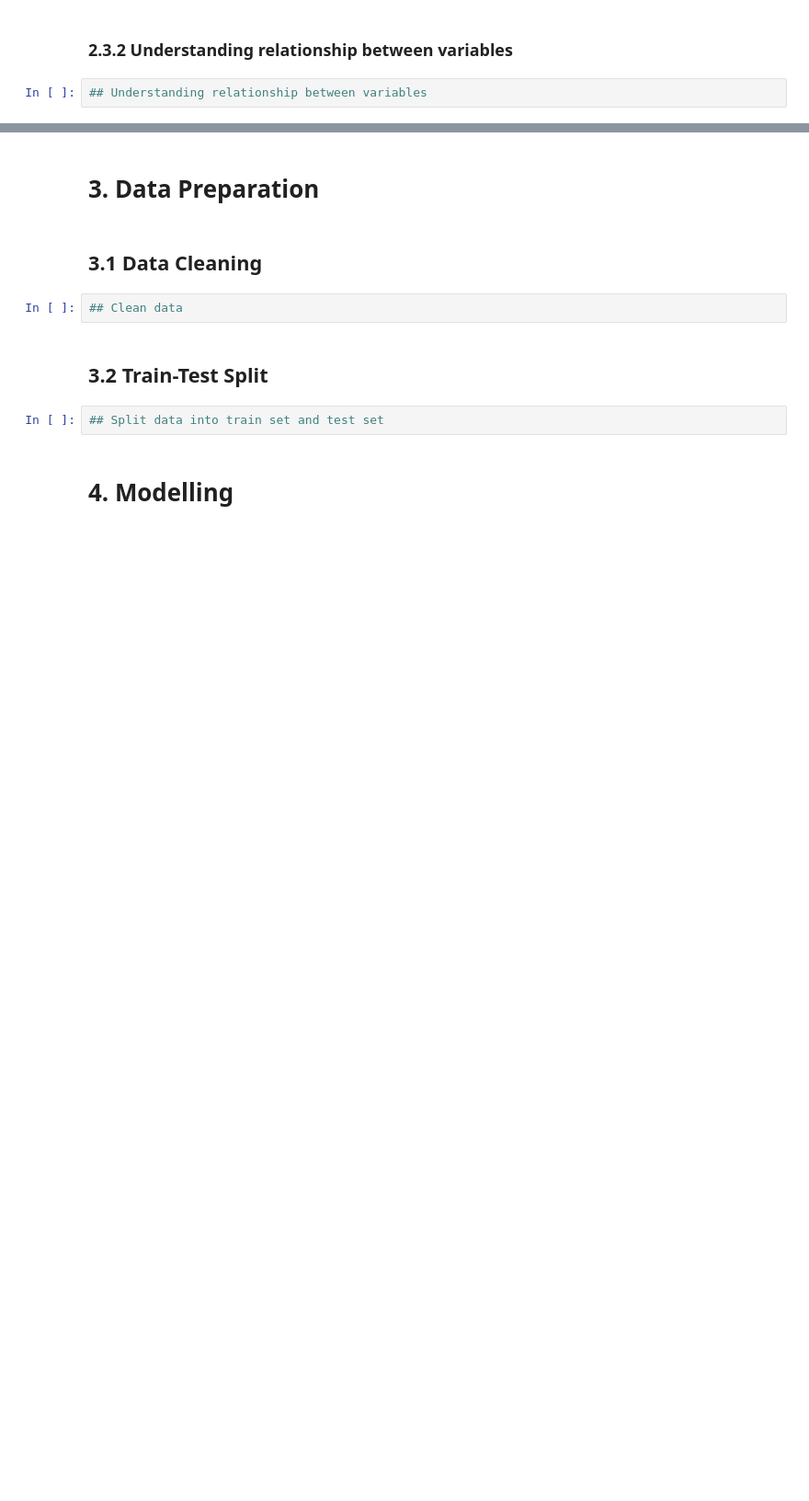
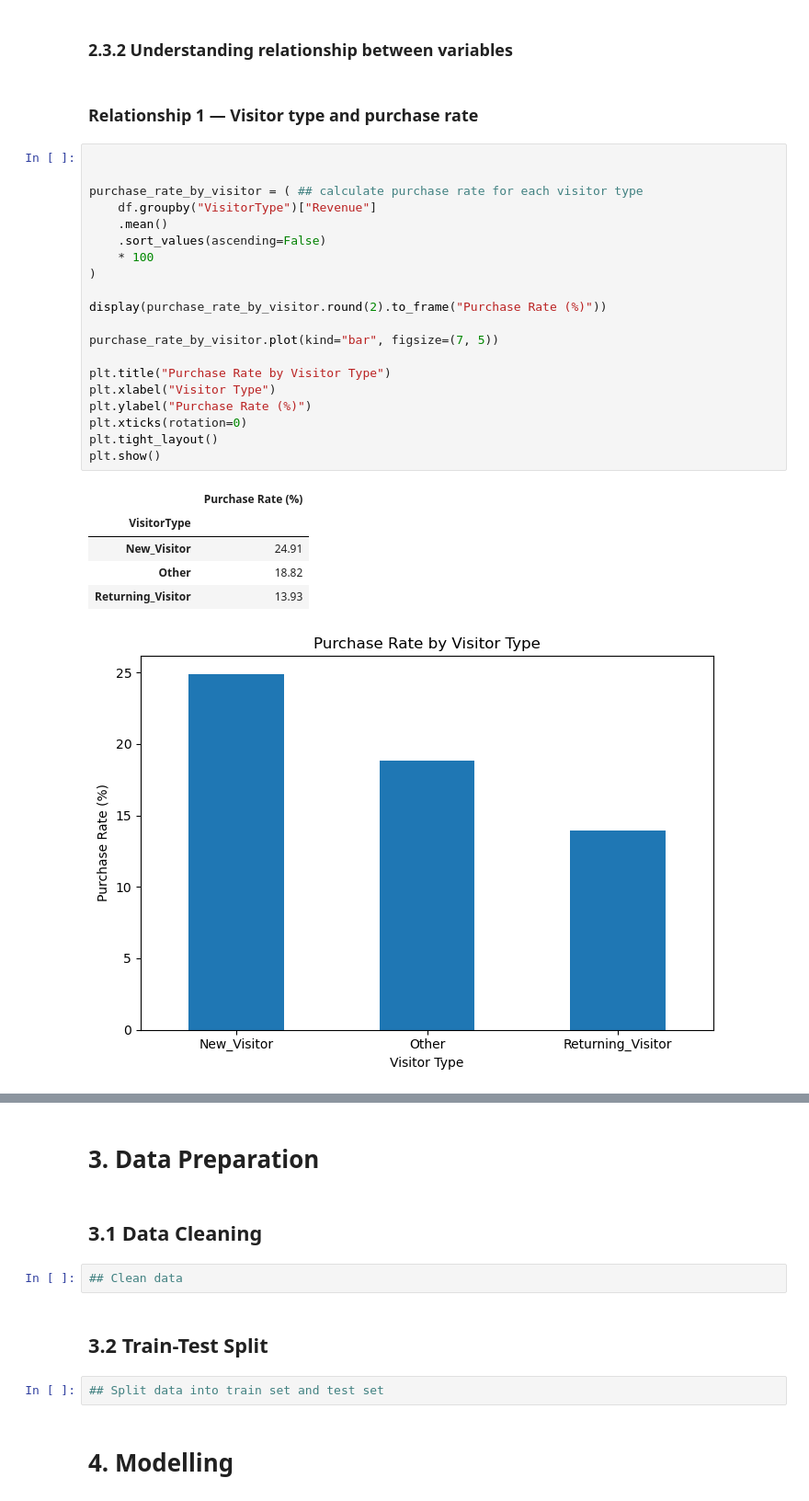
Before and after one commit to ch34psk4te/shopsense-clean-project, a Jupyter notebook: ShopSense_Program_Codes.ipynb, the cells around one changed output, grey strips where cells are left out. Shown at 92% size. Saved outputs shown, nothing was run; the diff lists cells and outputs as text; blank space fills up the shorter version.

```diff
--- a/ShopSense_Program_Codes.ipynb
+++ b/ShopSense_Program_Codes.ipynb
@@ -110,4 +315,31 @@ The final model will be included in a Streamlit web application called ShopSense
 # %% [markdown]
 ### 2.3.2 Understanding relationship between variables
+# %% [markdown]
+### Relationship 1 — Visitor type and purchase rate
 # %%
-## Understanding relationship between variables
+
+
+purchase_rate_by_visitor = ( ## calculate purchase rate for each visitor type
+    df.groupby("VisitorType")["Revenue"]
+    .mean()
+    .sort_values(ascending=False)
+    * 100
+)
+
+display(purchase_rate_by_visitor.round(2).to_frame("Purchase Rate (%)"))
+
+purchase_rate_by_visitor.plot(kind="bar", figsize=(7, 5))
+
+plt.title("Purchase Rate by Visitor Type")
+plt.xlabel("Visitor Type")
+plt.ylabel("Purchase Rate (%)")
+plt.xticks(rotation=0)
+plt.tight_layout()
+plt.show()
+# %% [output]
+|  | Purchase Rate (%) |
+| VisitorType |  |
+| New_Visitor | 24.91 |
+| Other | 18.82 |
+| Returning_Visitor | 13.93 |
+[figure, added]
```
Also changed, not shown: parts of 20 cells of this notebook.
